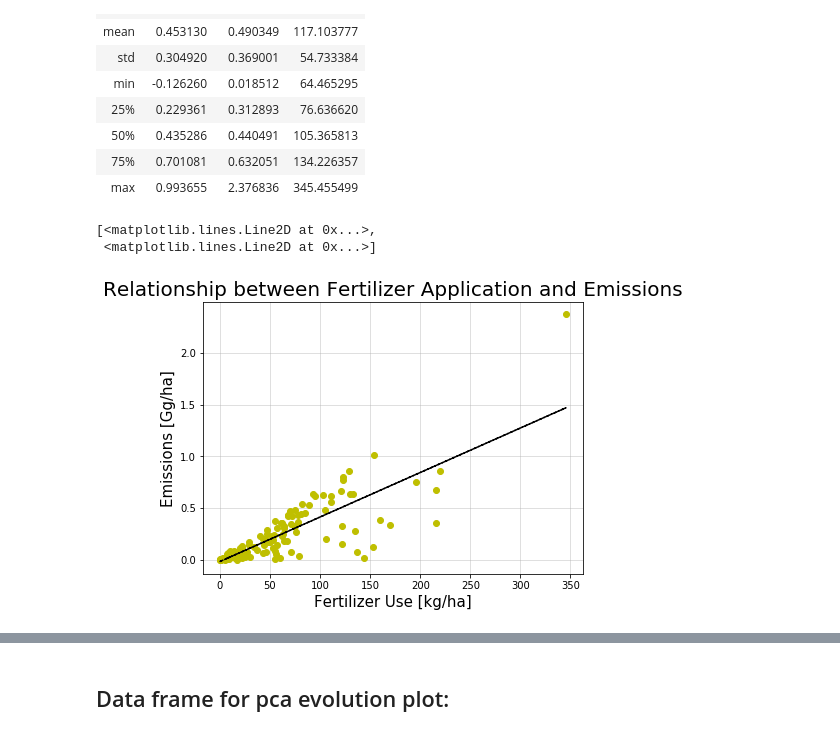
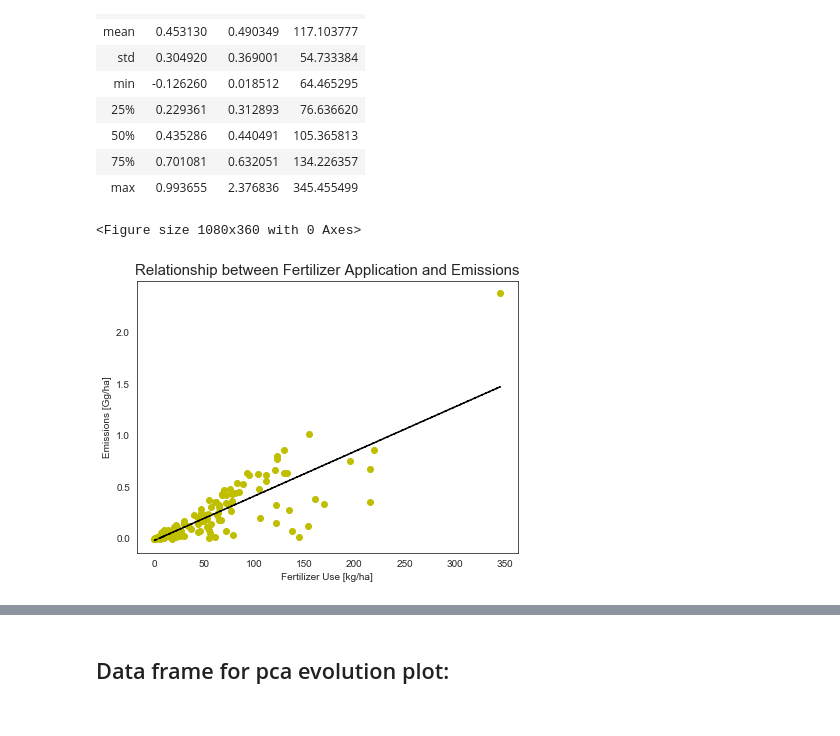
Before and after one commit to amara-slaymaker/ada_project-ada_nakamura, a Jupyter notebook: Emissions_UMAP_PCA.ipynb, the cells around one changed output, grey strips where cells are left out. Saved outputs shown, nothing was run; the diff lists cells and outputs as text; code cells hidden in the pictures.

```diff
--- a/Emissions_UMAP_PCA.ipynb
+++ b/Emissions_UMAP_PCA.ipynb
@@ -902,28 +902,19 @@ high.describe()
 | 75% | 0.701081 | 0.632051 | 134.226357 |
 | max | 0.993655 | 2.376836 | 345.455499 |
 # %%
+sns.set_style("white")
 figure = plt.figure(figsize = (15,5))
+
 
 ax1 = figure.add_subplot(1,2,1)
 coef = np.polyfit(emiss_ferti_corr_2.mean_y,emiss_ferti_corr_2.mean_x,1)
 poly1d_fn = np.poly1d(coef)
-ax1.set_xlabel('Fertilizer Use [kg/ha]', fontsize = 15)
-ax1.set_ylabel('Emissions [Gg/ha]', fontsize = 15)
-ax1.set_title('Relationship between Fertilizer Application and Emissions', fontsize = 20)
+ax1.set_xlabel('Fertilizer Use [kg/ha]', fontsize = 10)
+ax1.set_ylabel('Emissions [Gg/ha]', fontsize = 10)
+ax1.set_title('Relationship between Fertilizer Application and Emissions', fontsize = 15)
 ax1.grid(alpha=0.5)
-#plt.scatter(emiss_ferti_corr_2.mean_y, emiss_ferti_corr_2.mean_x)
 plt.plot(emiss_ferti_corr_2.mean_y, emiss_ferti_corr_2.mean_x, 'yo',emiss_ferti_corr_2.mean_y, poly1d_fn(emiss_ferti_corr_2.mean_y), '--k')
-
-
-
-
-#ax5 = figure.add_subplot(3,2,6)
-#coef = np.polyfit(pca_one.PC2,pca_one.emissions_ha,1)
-#poly1d_fn = np.poly1d(coef)
-#plt.plot(pca_one.PC2,pca_one.Value, 'yo',pca_one.PC2, poly1d_fn(pca_one.PC2), '--k')
-#ax5.set_xlabel('PC2', fontsize = 15)
-#ax5.set_ylabel('Fertilizer use', fontsize = 15)
+plt.grid(None)
 # %% [output]
-[<matplotlib.lines.Line2D at 0x...>,
- <matplotlib.lines.Line2D at 0x...>]
+<Figure size 1080x360 with 0 Axes>
-[figure, old version]
+[figure, new version]
```
Also changed, not shown: parts of 6 cells of this notebook.
